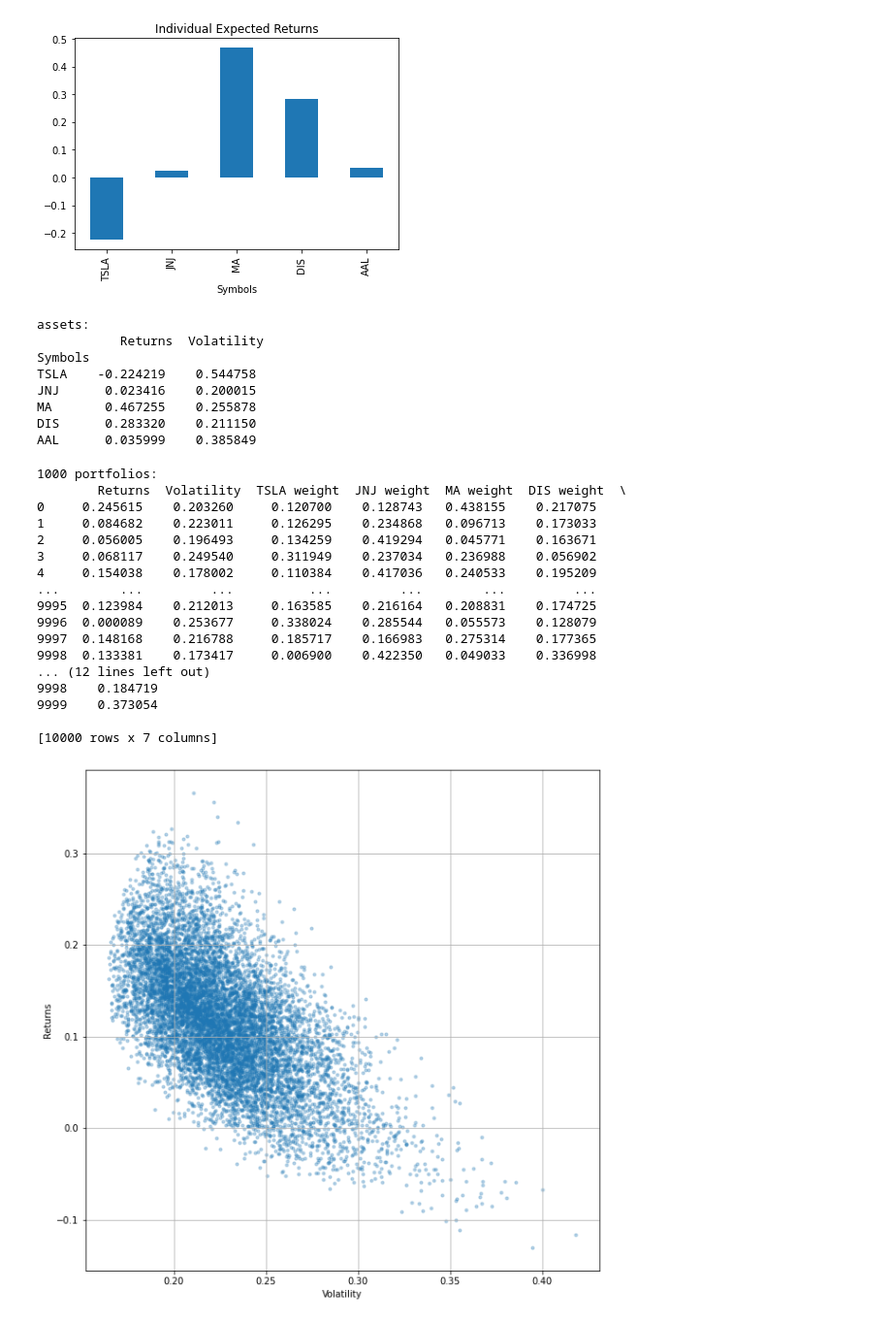
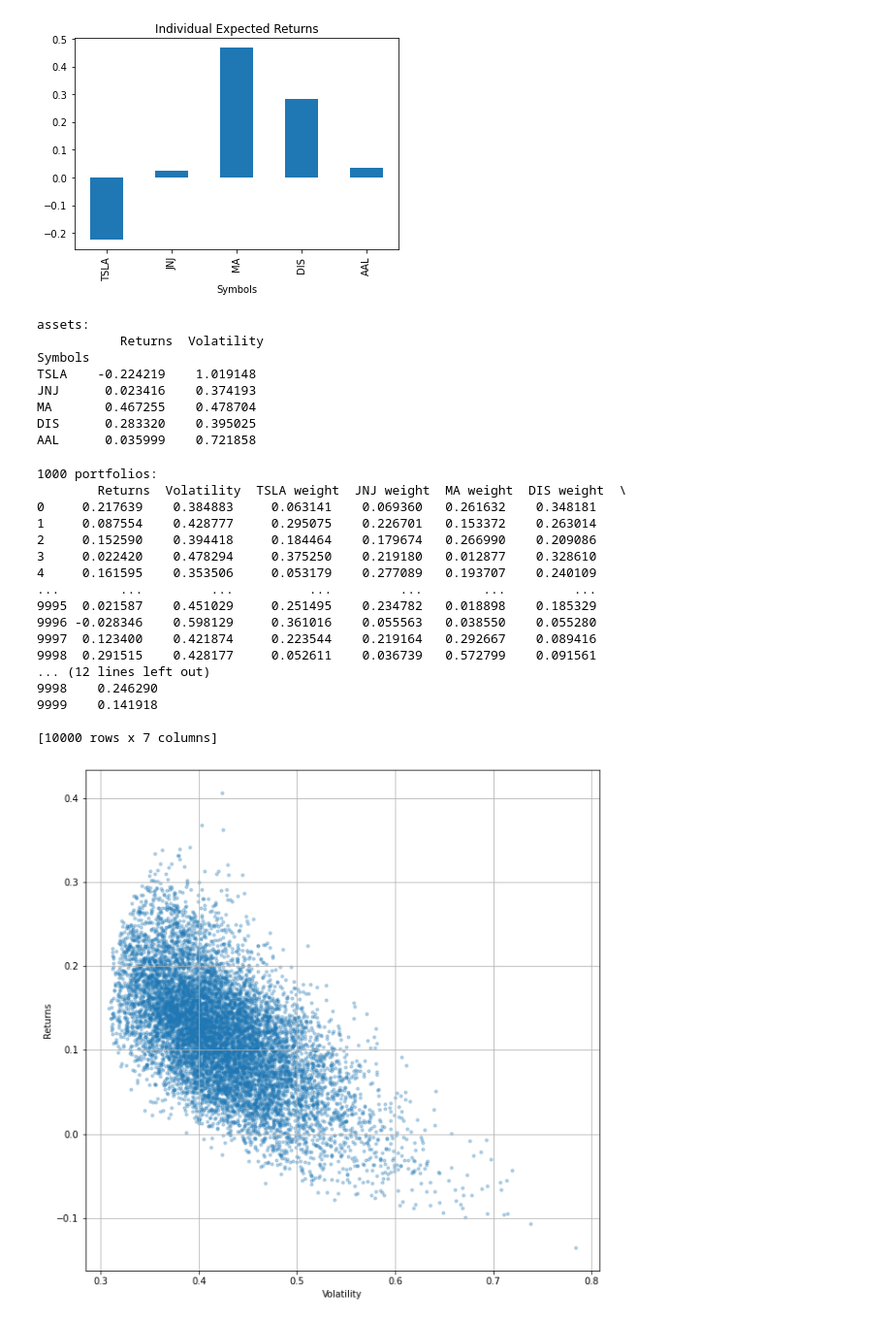
Before and after one commit to ceciliacal/modern_portfolio_theory_optimization, a Jupyter notebook: sp500.ipynb, the cells around one changed output. Shown at 97% size. Drawn from its saved outputs; the diff is of its cells as text; code cells hidden in the pictures.

```diff
--- a/sp500.ipynb
+++ b/sp500.ipynb
@@ -110,8 +110,9 @@ var_mastercard: 0.00026189445073807104
 var_disney: 0.00017833704679848486
 var_americanAirlines: 0.0005955182014338496
 # %%
-# Volatility is given by the annual standard deviation. We multiply by 250 because there are 250 trading days/year.
-ann_sd = logChange.std().apply(lambda x: x * np.sqrt(250))
+#Volatility is given by the annual standard deviation. We multiply by 250 because there are 250 trading days/year.
+#3.5 stands for year unit between 01-01-2018 to 19-07-2021
+ann_sd = logChange.std().apply(lambda x: x * np.sqrt(250*3.5))
 print("annual sd:\n", ann_sd)
 plt.title('Individual Volatility')
 ann_sd.plot(kind='bar')
@@ -184,11 +185,11 @@ print("assets:\n",assets)
 assets:
            Returns  Volatility
 Symbols
-TSLA    -0.224219    0.544758
-JNJ      0.023416    0.200015
-MA       0.467255    0.255878
-DIS      0.283320    0.211150
-AAL      0.035999    0.385849
+TSLA    -0.224219    1.019148
+JNJ      0.023416    0.374193
+MA       0.467255    0.478704
+DIS      0.283320    0.395025
+AAL      0.035999    0.721858
 # %%
 #Next, to plot the graph of efficient frontier, we need run a loop.
 #In each iteration, the loop considers different weights for assets and calculates the return and volatility
@@ -207,46 +208,46 @@ for portfolio in range(num_portfolios):
     weights = weights / np.sum(weights)
     p_weights.append(weights)
     returns = np.dot(weights, ind_er)  # Returns are the product of individual expected returns of asset and its
     # weights
     p_ret.append(returns)
     var = cov_matrix.mul(weights, axis=0).mul(weights, axis=1).sum().sum()  # Portfolio Variance
     sd = np.sqrt(var)  # Daily standard deviation
-    ann_sd = sd * np.sqrt(250)  # Annual standard deviation = volatility
+    ann_sd = sd * np.sqrt(250*3.5)  # Annual standard deviation = volatility
     p_vol.append(ann_sd)
 
 resultData = {'Returns': p_ret, 'Volatility': p_vol}
 
 for counter, symbol in enumerate(df.columns.tolist()):
     # print(counter, symbol)
     resultData[symbol + ' weight'] = [w[counter] for w in p_weights]
 portfolios = pd.DataFrame(resultData)
 print("1000 portfolios:\n",portfolios) # Dataframe of the 1000 portfolios created
 
 #There are a number of portfolios with different weights, returns and volatility
 #Plotting the returns and volatility from this dataframe will show the efficient frontier for our portfolio.
 
 #plt.scatter(x='Volatility', y='Returns', marker='o', s=10, alpha=0.3, grid=True, figsize=[10, 10])
 portfolios.plot.scatter(x='Volatility', y='Returns', marker='o', s=10, alpha=0.3, grid=True, figsize=[10, 10])
 plt.show()
 # %% [output]
 1000 portfolios:
         Returns  Volatility  TSLA weight  JNJ weight  MA weight  DIS weight  \
-0     0.245615    0.203260     0.120700    0.128743   0.438155    0.217075
-1     0.084682    0.223011     0.126295    0.234868   0.096713    0.173033
-2     0.056005    0.196493     0.134259    0.419294   0.045771    0.163671
-3     0.068117    0.249540     0.311949    0.237034   0.236988    0.056902
-4     0.154038    0.178002     0.110384    0.417036   0.240533    0.195209
+0     0.217639    0.384883     0.063141    0.069360   0.261632    0.348181
+1     0.087554    0.428777     0.295075    0.226701   0.153372    0.263014
+2     0.152590    0.394418     0.184464    0.179674   0.266990    0.209086
+3     0.022420    0.478294     0.375250    0.219180   0.012877    0.328610
+4     0.161595    0.353506     0.053179    0.277089   0.193707    0.240109
 ...        ...         ...          ...         ...        ...         ...
-9995  0.123984    0.212013     0.163585    0.216164   0.208831    0.174725
-9996  0.000089    0.253677     0.338024    0.285544   0.055573    0.128079
-9997  0.148168    0.216788     0.185717    0.166983   0.275314    0.177365
-9998  0.133381    0.173417     0.006900    0.422350   0.049033    0.336998
+9995  0.021587    0.451029     0.251495    0.234782   0.018898    0.185329
+9996 -0.028346    0.598129     0.361016    0.055563   0.038550    0.055280
+9997  0.123400    0.421874     0.223544    0.219164   0.292667    0.089416
+9998  0.291515    0.428177     0.052611    0.036739   0.572799    0.091561
 ... (12 lines left out)
-9998    0.184719
-9999    0.373054
+9998    0.246290
+9999    0.141918
 
 [10000 rows x 7 columns]
-[figure, old version]
+[figure, new version]
 # %%
 #On this graph, we can see the combination of weights that will give all possible combinations:
 #Minimum volatility (left most point), Maximum returns (top most point) and everything in between
```
Also changed, not shown: parts of 5 cells of this notebook, 2 other files.
